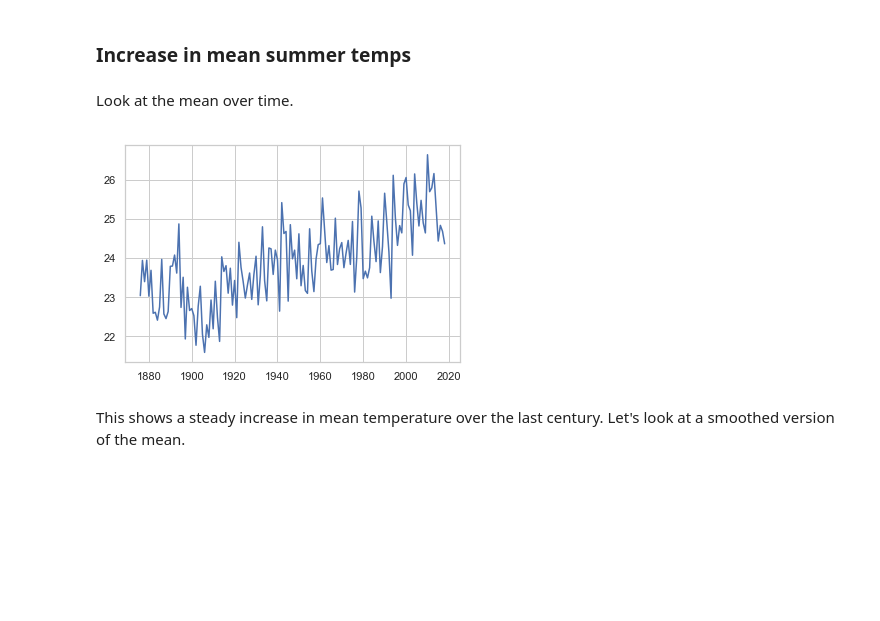
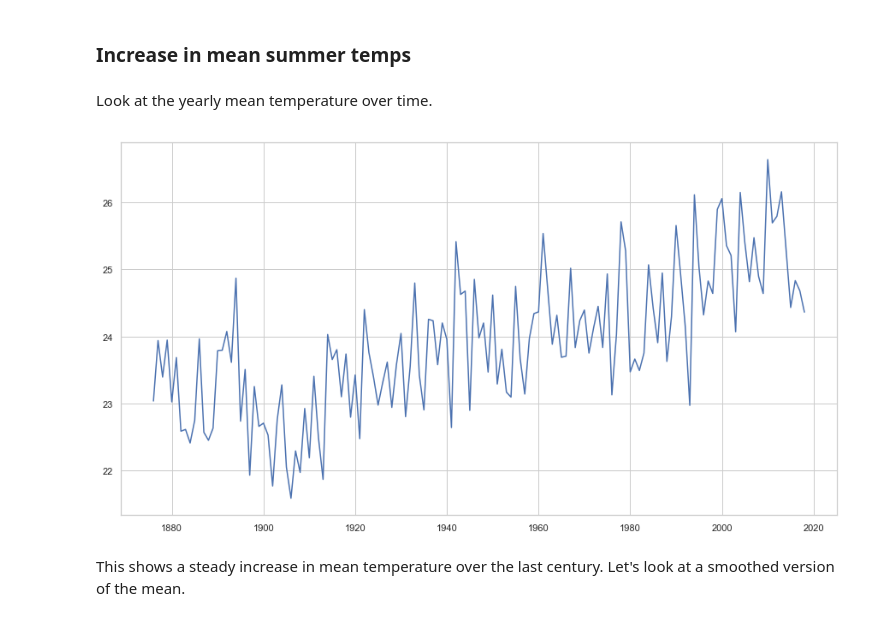
Before and after one commit to alphajuliet/tokyo-summer-temps, a Jupyter notebook: analysis.ipynb, the cells around one changed output. Saved outputs shown, nothing was run; the diff lists cells and outputs as text; code cells hidden in the pictures; blank space fills up the shorter version.

```diff
--- a/analysis.ipynb
+++ b/analysis.ipynb
@@ -30,6 +35,17 @@ temps.head(5)
 # %%
 temps.Date = pd.to_datetime(temps.Date)
 temps.index = temps.Date
+# %%
+temps['Day'] = pd.Series(data = temps.Date.apply(lambda d: d.day), index = temps.Date)
+temps['Month'] = pd.Series(data = temps.Date.apply(lambda d: d.month), index = temps.Date)
+temps['DayOfWeek'] = pd.Series(data = temps.Date.apply(lambda d: d.weekday()), index = temps.Date)
+
+# Create a column with the number of days since 1st June each year
+def day_number(d):
+  jun_01 = date(d.year, 6, 1)
+  return d.toordinal() - jun_01.toordinal()
+
+temps['DayOfYear'] = pd.Series(data = temps.Date.apply(day_number), index = temps.Date)
 # %%
 temps.dtypes
 # %% [output]
@@ -69,0 +94,3 @@ temps.describe()
+# %%
+bins = [10, 15, 20, 25, 30, 35]
+temps['Max_Temp_Bin'] = pd.cut(temps.Max_Temp, bins)
@@ -70,13 +130,14 @@ temps.describe()
 # %% [markdown]
 ### Increase in mean summer temps
 # %% [markdown]
-Look at the mean over time.
+Look at the yearly mean temperature over time.
 # %%
 temps_year = temps.groupby('Year')
 # %%
+plt.figure(figsize = (15, 8))
 sns.lineplot(data = temps_year.Max_Temp.mean());
 # %% [output]
-[figure, old version]
+[figure, new version]
 # %% [markdown]
 This shows a steady increase in mean temperature over the last century. Let's look at a smoothed version of the mean.
 # %%
```
Also changed, not shown: parts of 31 cells of this notebook.
